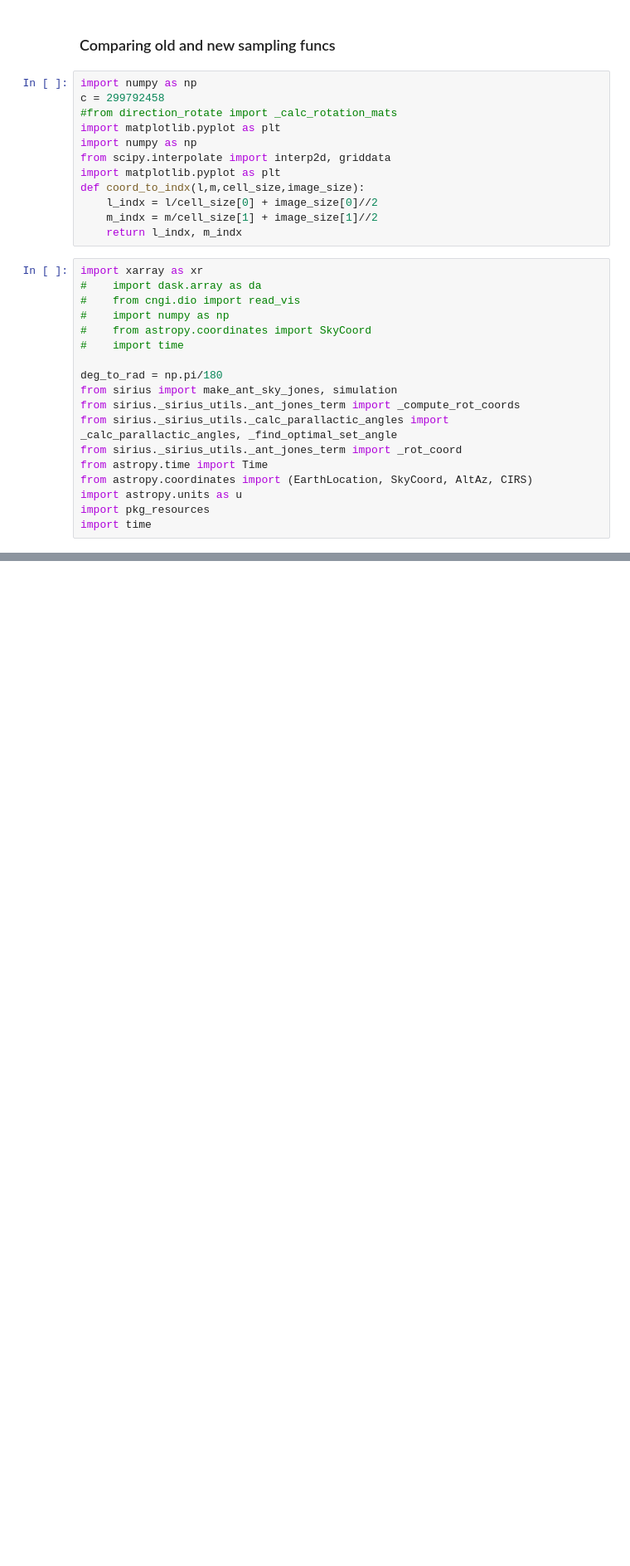
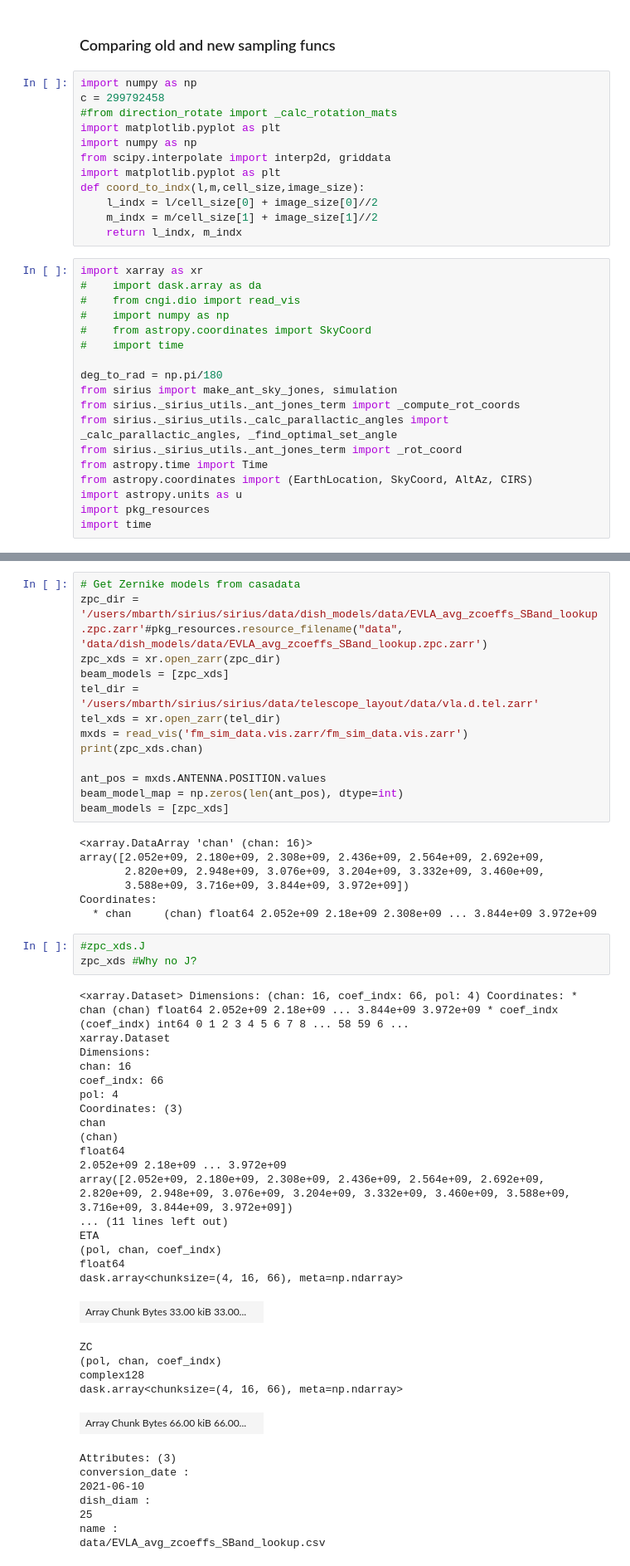
Before and after one commit to casangi/sirius, a Jupyter notebook: development/test_interpolation.ipynb, the cells around one changed output, grey strips where cells are left out. Shown: that part at 83% size. Saved outputs shown, nothing was run; the diff lists cells and outputs as text; blank space fills up the shorter version.

```diff
--- a/development/test_interpolation.ipynb
+++ b/development/test_interpolation.ipynb
@@ -323 +377,55 @@ __data__  __init__.py  __main__.py  __pycache__
+# %%
+# Get Zernike models from casadata
+zpc_dir = '/users/mbarth/sirius/sirius/data/dish_models/data/EVLA_avg_zcoeffs_SBand_lookup.zpc.zarr'#pkg_resources.resource_filename("data", 'data/dish_models/data/EVLA_avg_zcoeffs_SBand_lookup.zpc.zarr')
+zpc_xds = xr.open_zarr(zpc_dir)
+beam_models = [zpc_xds]
+tel_dir = '/users/mbarth/sirius/sirius/data/telescope_layout/data/vla.d.tel.zarr'
+tel_xds = xr.open_zarr(tel_dir)
+mxds = read_vis('fm_sim_data.vis.zarr/fm_sim_data.vis.zarr')
+print(zpc_xds.chan)
+
+ant_pos = mxds.ANTENNA.POSITION.values
+beam_model_map = np.zeros(len(ant_pos), dtype=int)
+beam_models = [zpc_xds]
+# %% [output]
+<xarray.DataArray 'chan' (chan: 16)>
+array([2.052e+09, 2.180e+09, 2.308e+09, 2.436e+09, 2.564e+09, 2.692e+09,
+       2.820e+09, 2.948e+09, 3.076e+09, 3.204e+09, 3.332e+09, 3.460e+09,
+       3.588e+09, 3.716e+09, 3.844e+09, 3.972e+09])
+Coordinates:
+  * chan     (chan) float64 2.052e+09 2.18e+09 2.308e+09 ... 3.844e+09 3.972e+09
+# %%
+#zpc_xds.J
+zpc_xds #Why no J?
+# %% [output]
+<xarray.Dataset> Dimensions: (chan: 16, coef_indx: 66, pol: 4) Coordinates: * chan (chan) float64 2.052e+09 2.18e+09 ... 3.844e+09 3.972e+09 * coef_indx (coef_indx) int64 0 1 2 3 4 5 6 7 8 ... 58 59 6 ...
+xarray.Dataset
+Dimensions:
+chan: 16
+coef_indx: 66
+pol: 4
+Coordinates: (3)
+chan
+(chan)
+float64
+2.052e+09 2.18e+09 ... 3.972e+09
+array([2.052e+09, 2.180e+09, 2.308e+09, 2.436e+09, 2.564e+09, 2.692e+09, 2.820e+09, 2.948e+09, 3.076e+09, 3.204e+09, 3.332e+09, 3.460e+09, 3.588e+09, 3.716e+09, 3.844e+09, 3.972e+09])
+... (11 lines left out)
+ETA
+(pol, chan, coef_indx)
+float64
+dask.array<chunksize=(4, 16, 66), meta=np.ndarray>
+| Array Chunk Bytes 33.00 kiB 33.00... |  |
+ZC
+(pol, chan, coef_indx)
+complex128
+dask.array<chunksize=(4, 16, 66), meta=np.ndarray>
+| Array Chunk Bytes 66.00 kiB 66.00... |  |
+Attributes: (3)
+conversion_date :
+2021-06-10
+dish_diam :
+25
+name :
+data/EVLA_avg_zcoeffs_SBand_lookup.csv
 # %%
```
Also changed, not shown: parts of 13 cells of this notebook, 1 other file.
